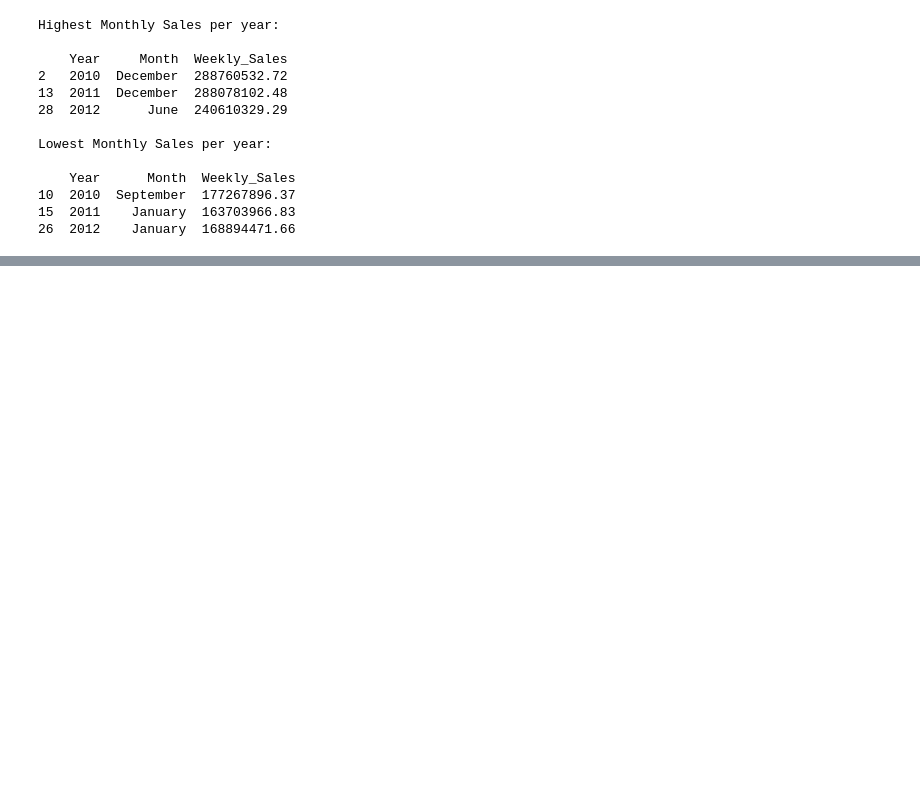
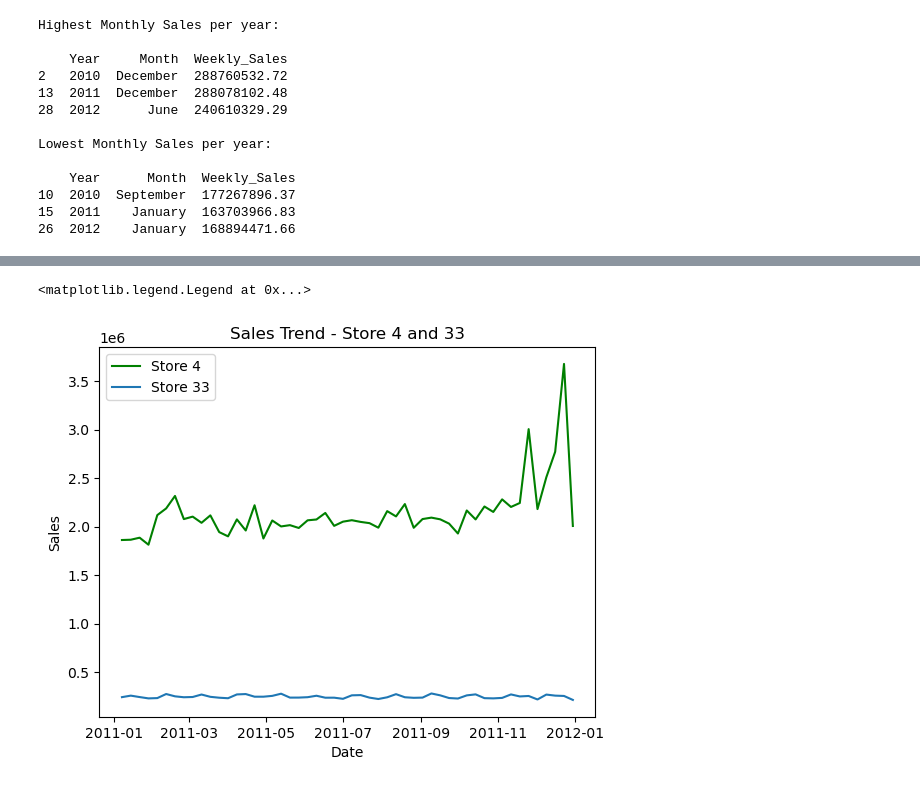
Before and after one commit to rajonnachoudhury/Mini-Experiments, a Jupyter notebook: project-1/walmart_analysis.ipynb, the cells around one changed output, grey strips where cells are left out. Cells and saved outputs as stored; diff of their text form; code cells hidden in the pictures; blank space fills up the shorter version.

```diff
--- a/project-1/walmart_analysis.ipynb
+++ b/project-1/walmart_analysis.ipynb
@@ -112,0 +221,11 @@ Lowest Monthly Sales per year:
+# %%
+plt.plot(df_4['Date'],df_4['Weekly_Sales'],label="Store 4",color="green")
+plt.plot(df_33['Date'],df_33['Weekly_Sales'],label='Store 33')
+
+plt.xlabel("Date")
+plt.ylabel("Sales")
+plt.title("Sales Trend - Store 4 and 33")
+plt.legend()
+# %% [output]
+<matplotlib.legend.Legend at 0x...>
+[figure, added]
```
Also changed, not shown: parts of 11 cells of this notebook.
